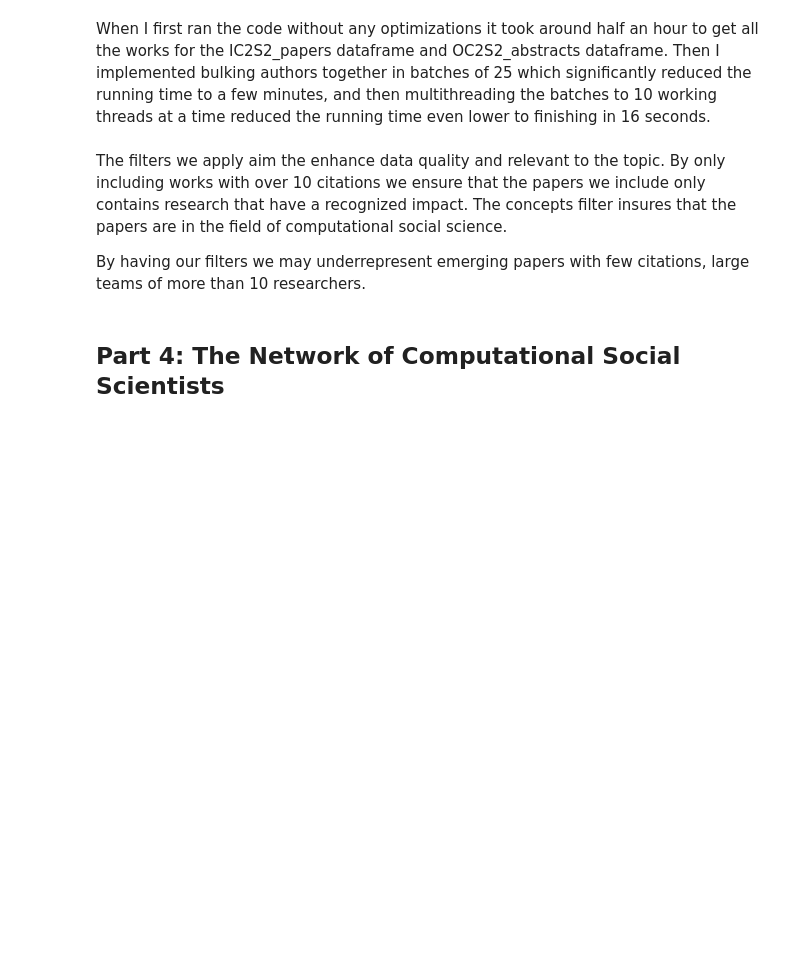
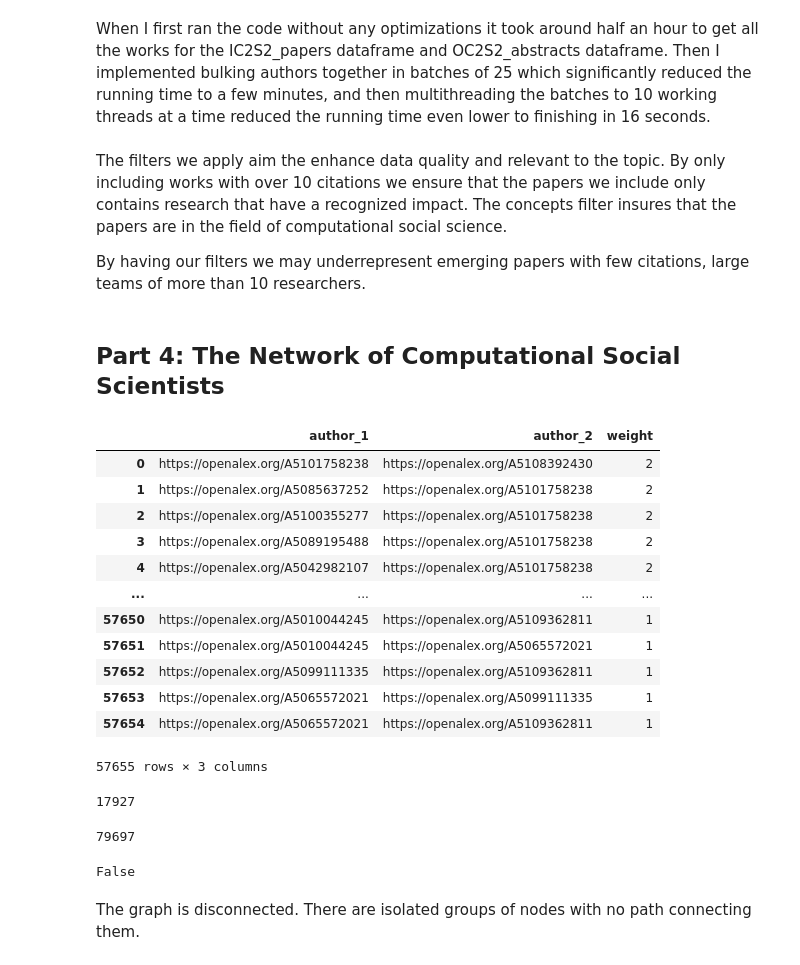
Before and after one commit to mbrochlips/CSS_project1, a Jupyter notebook: assignment1.ipynb, the cells around one changed output. Saved outputs shown, nothing was run; the diff lists cells and outputs as text; code cells hidden in the pictures; blank space fills up the shorter version.

```diff
--- a/assignment1.ipynb
+++ b/assignment1.ipynb
@@ -289,3 +399,6 @@ The filters we apply aim the enhance data quality and relevant to the topic. By
 By having our filters we may underrepresent emerging papers with few citations, large teams of more than 10 researchers.
 # %% [markdown]
 ## Part 4: The Network of Computational Social Scientists
+# %%
+folder_path = "Works/"
+papers = pd.read_csv(folder_path + "IC2S2_papers.csv")
@@ -291,0 +411,31 @@ By having our filters we may underrepresent emerging papers with few citations,
+# %%
+edge_dict = {}
+for authors in papers["author_ids"].values:
+    cleaned_string = authors.replace("[", "").replace("]", "").replace("'", "")
+    authors = np.array(cleaned_string.split(";"))
+
+    for i,author1 in enumerate(authors):
+        for j in range(i+1,len(authors)):
+            author2 = authors[j]
+            author_pair = tuple(sorted([author1,author2]))
+            if author_pair in edge_dict:
+                edge_dict[author_pair] += 1
+            else:
+                edge_dict[author_pair] = 1
+df = pd.DataFrame([{"author_1": pair[0], "author_2": pair[1], "weight": weight} for pair, weight in edge_dict.items()])
+df
+#df.to_csv("Authors/author_edgelist_allworks.csv", index = False)
+# %% [output]
+|  | author_1 | author_2 | weight |
+| 0 | https://openalex.org/A5101758238 | https://openalex.org/A5108392430 | 2 |
+| 1 | https://openalex.org/A5085637252 | https://openalex.org/A5101758238 | 2 |
+| 2 | https://openalex.org/A5100355277 | https://openalex.org/A5101758238 | 2 |
+| 3 | https://openalex.org/A5089195488 | https://openalex.org/A5101758238 | 2 |
+| 4 | https://openalex.org/A5042982107 | https://openalex.org/A5101758238 | 2 |
+| ... | ... | ... | ... |
+| 57650 | https://openalex.org/A5010044245 | https://openalex.org/A5109362811 | 1 |
+| 57651 | https://openalex.org/A5010044245 | https://openalex.org/A5065572021 | 1 |
+| 57652 | https://openalex.org/A5099111335 | https://openalex.org/A5109362811 | 1 |
+| 57653 | https://openalex.org/A5065572021 | https://openalex.org/A5099111335 | 1 |
+| 57654 | https://openalex.org/A5065572021 | https://openalex.org/A5109362811 | 1 |
+57655 rows × 3 columns
@@ -291,0 +446,17 @@ By having our filters we may underrepresent emerging papers with few citations,
+# %%
+nodes_N = G.nodes
+author_N = len(nodes_N) #the number of authors
+author_N
+# %% [output]
+17927
+# %%
+weight_sum = int(sum(df["weight"].values))
+weight_sum
+# %% [output]
+79697
+# %%
+nx.is_connected(G)
+# %% [output]
+False
+# %% [markdown]
+The graph is disconnected. There are isolated groups of nodes with no path connecting them.
```
Also changed, not shown: parts of 20 cells of this notebook.
